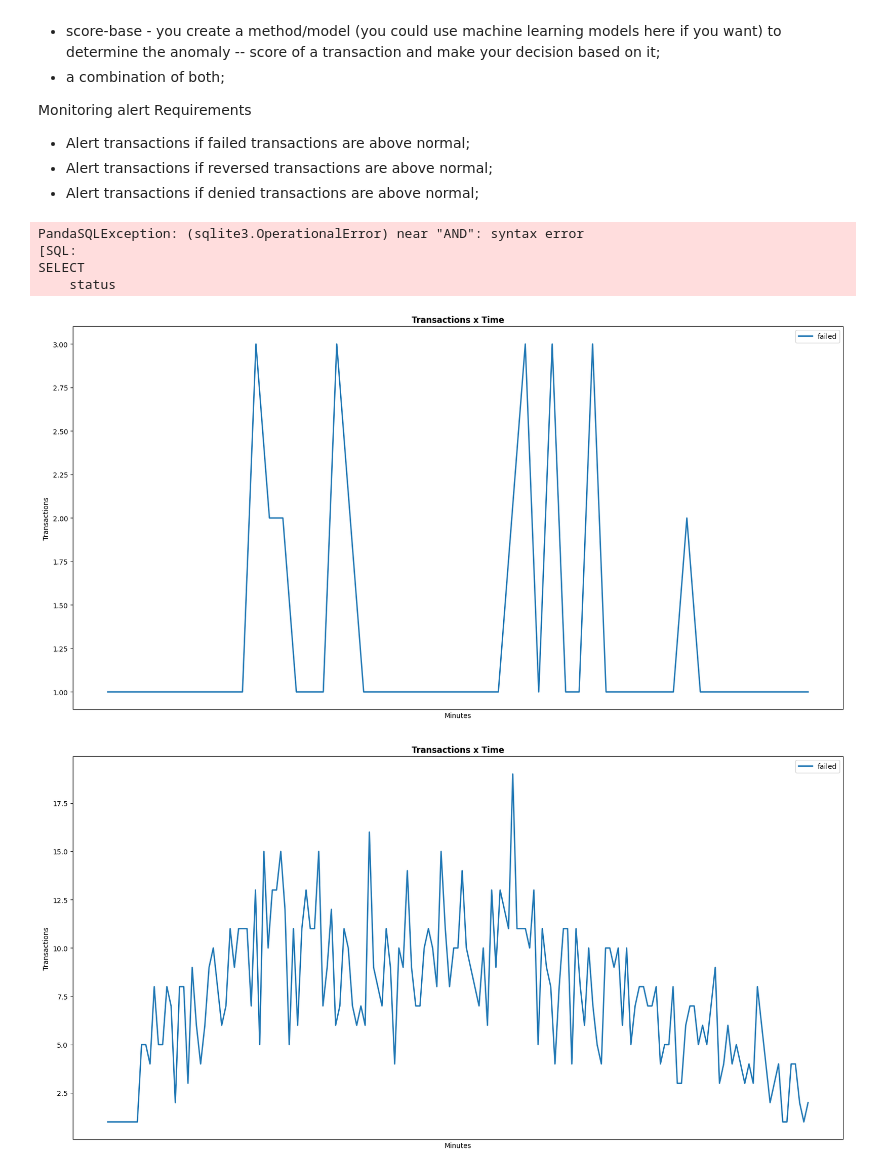
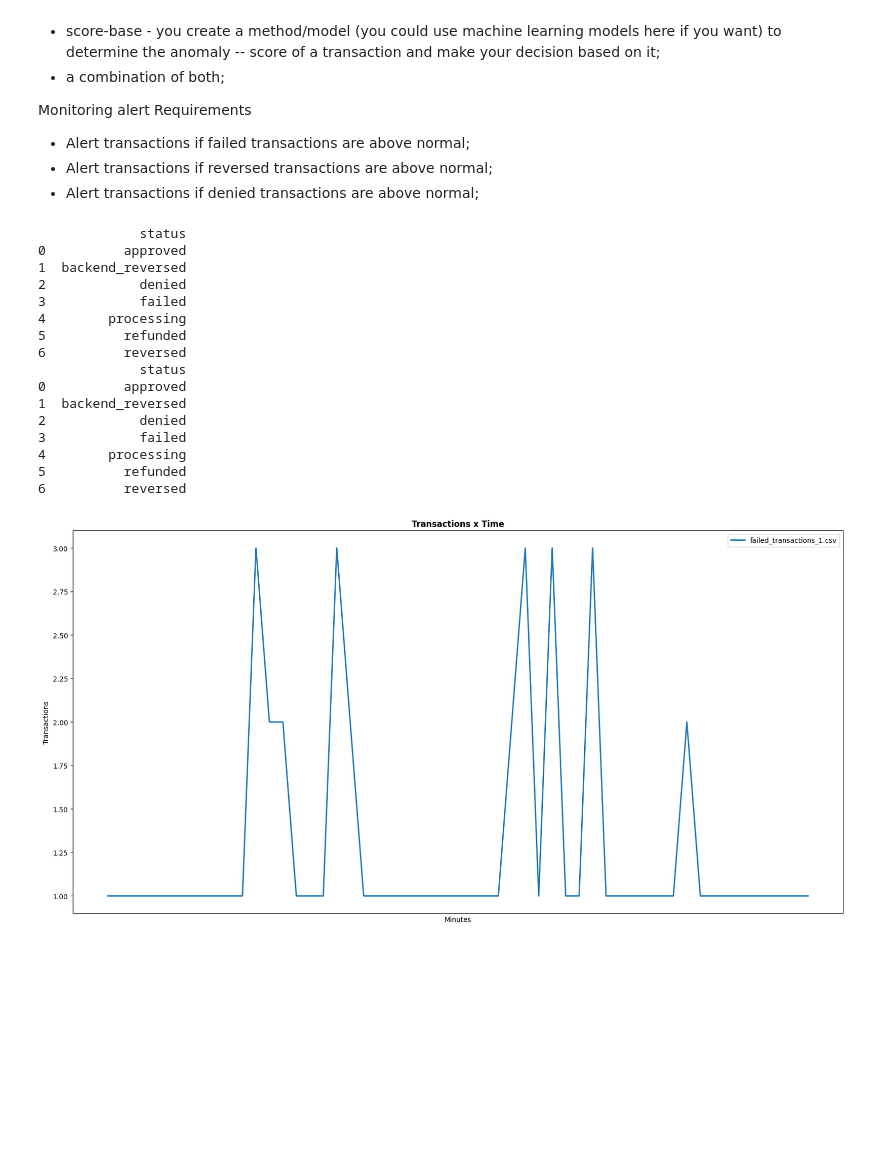
Before and after one commit to pedrofonsecapadilha/CloudWalk_Test, a Jupyter notebook: 3.2-SolveTheProblem.ipynb, the cells around one changed output. Cells and saved outputs as stored; diff of their text form; code cells hidden in the pictures; blank space fills up the shorter version.

```diff
--- a/3.2-SolveTheProblem.ipynb
+++ b/3.2-SolveTheProblem.ipynb
@@ -36,12 +20,3 @@ Monitoring alert Requirements
-# %%
-import pandas as pd
-import pandasql as ps
-import matplotlib.pyplot as plt
-import numpy as np
-
-data = pd.read_csv("transactions_2.csv")
-data[['hour', 'minutes']] = data.time.str.split("h ", expand = True)
-data.head(5)
 # %%
 # STATUS EXISTENTES POR DATA
 
@@ -56,8 +31,7 @@ data_1 = ps.sqldf(f"""
 SELECT
     status
 FROM
-    data_1 AND
-    data_2
+    data_1
 GROUP BY
     status
 """)
@@ -76,14 +50,26 @@ GROUP BY
 """)
 print(data_2)
 # %% [output]
-PandaSQLException: (sqlite3.OperationalError) near "AND": syntax error
-[SQL:
-SELECT
-    status
+             status
+0          approved
+1  backend_reversed
+2            denied
+3            failed
+4        processing
+5          refunded
+6          reversed
+             status
+0          approved
+1  backend_reversed
+2            denied
+3            failed
+4        processing
+5          refunded
+6          reversed
 # %%
 # GRÁFICO POR MINUTO
 
-def plot_graph_min(doc, status):
+def plot_graph_min(doc, status, target=0):
     import pandas as pd
     import pandasql as ps
     import matplotlib.pyplot as plt
@@ -103,7 +89,9 @@ def plot_graph_min(doc, status):
     qt_transactions = data.iloc[:,2].values
 
     plt.figure(figsize=(20,10))
-    plt.plot(qt_transactions, linewidth=2, label=f"{status}")
+    plt.plot(qt_transactions, linewidth=2, label=f"{status}_{doc}")
+    if target != 0:
+        plt.axhline(y=target, linestyle='-.', color='r', linewidth=1, label=f"{status}_target")
     plt.title("Transactions x Time", fontweight="bold")
     plt.xlabel("Minutes")
     plt.xticks([])
@@ -111,9 +99,12 @@ def plot_graph_min(doc, status):
     plt.legend()
     plt.show()
 # %%
-plot_graph_min("transactions_1.csv", "failed")
-plot_graph_min("transactions_2.csv", "failed")
+plot_graph_min('transactions_1.csv', 'failed')
+# plot_graph_min('transactions_2.csv', 'failed')
+# plot_graph_min('transactions_1.csv', 'reversed')
+# plot_graph_min('transactions_2.csv', 'reversed')
+# plot_graph_min('transactions_1.csv', 'denied')
+# plot_graph_min('transactions_2.csv', 'denied')
 # %% [output]
-[figure, old version]
+[figure, new version]
-[figure, removed]
 # %%
```
Also changed, not shown: parts of 13 cells of this notebook, 1 other file.
